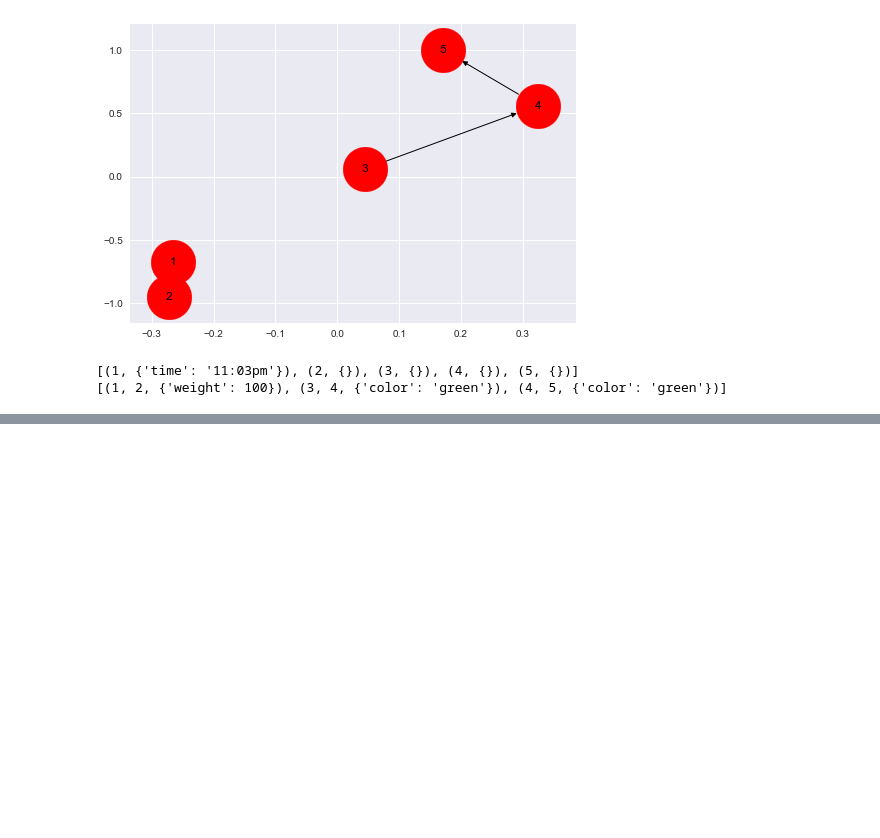
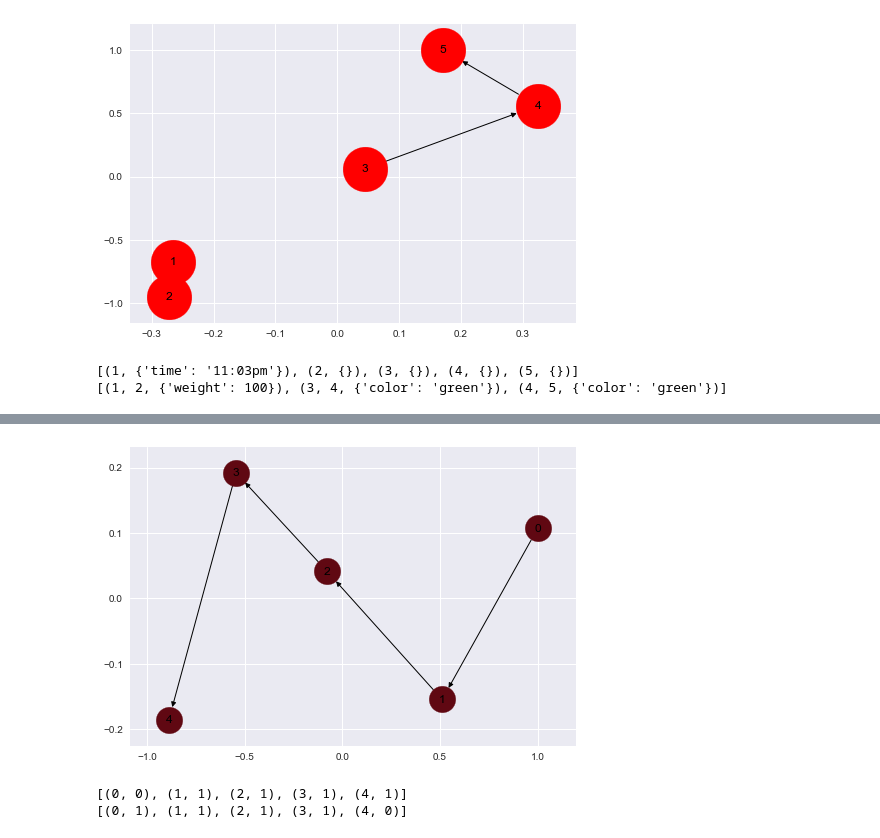
Before and after one commit to JayantGoel001/GraphsAndSocialNetworkAnalytics, a Jupyter notebook: Graph Using NetworkX.ipynb, the cells around one changed output, grey strips where cells are left out. Cells and saved outputs as stored; diff of their text form; code cells hidden in the pictures; blank space fills up the shorter version.

```diff
--- a/Graph Using NetworkX.ipynb
+++ b/Graph Using NetworkX.ipynb
@@ -307,0 +322,13 @@ print(Gn.edges(data=True))
+# %%
+#Draw A Path Graph
+pg = nx.path_graph(5,create_using=nx.DiGraph())
+# %%
+showNetork(pg,with_labels=True,node_color="#600812",node_size=700)
+# %% [output]
+[figure, added]
+# %%
+print(pg.in_degree())
+print(pg.out_degree())
+# %% [output]
+[(0, 0), (1, 1), (2, 1), (3, 1), (4, 1)]
+[(0, 1), (1, 1), (2, 1), (3, 1), (4, 0)]
```
Also changed, not shown: parts of 7 cells of this notebook.
